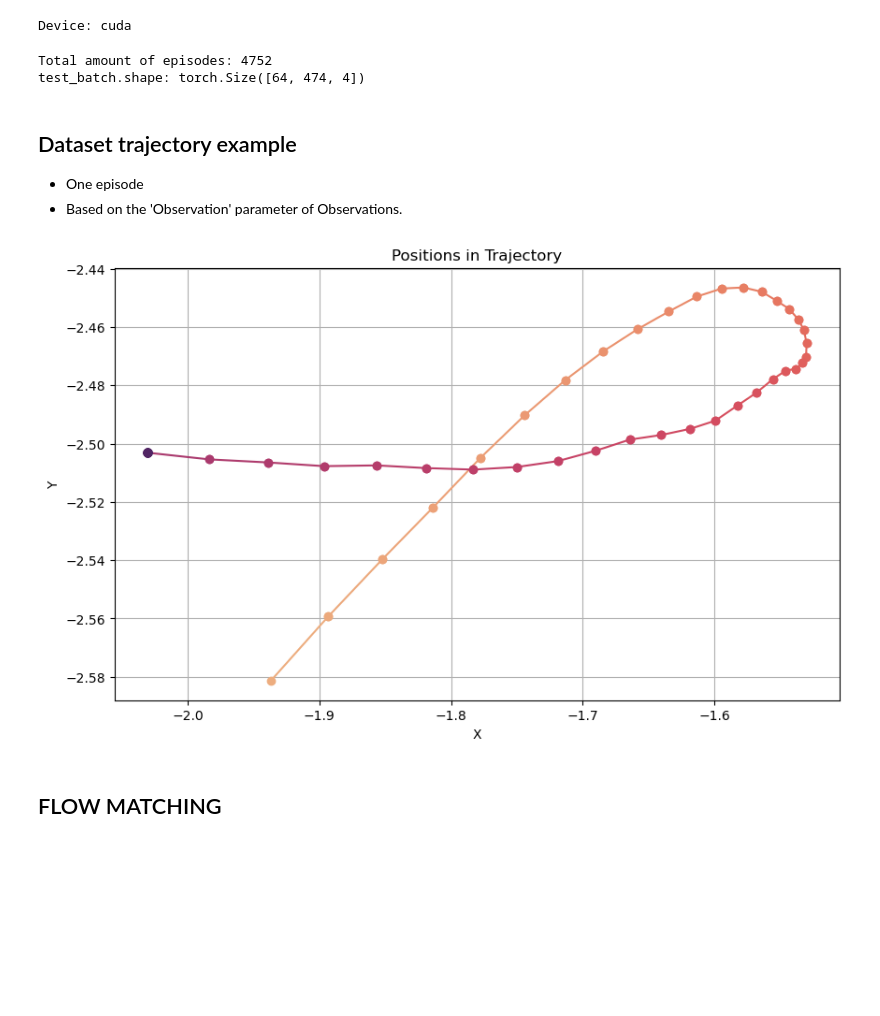
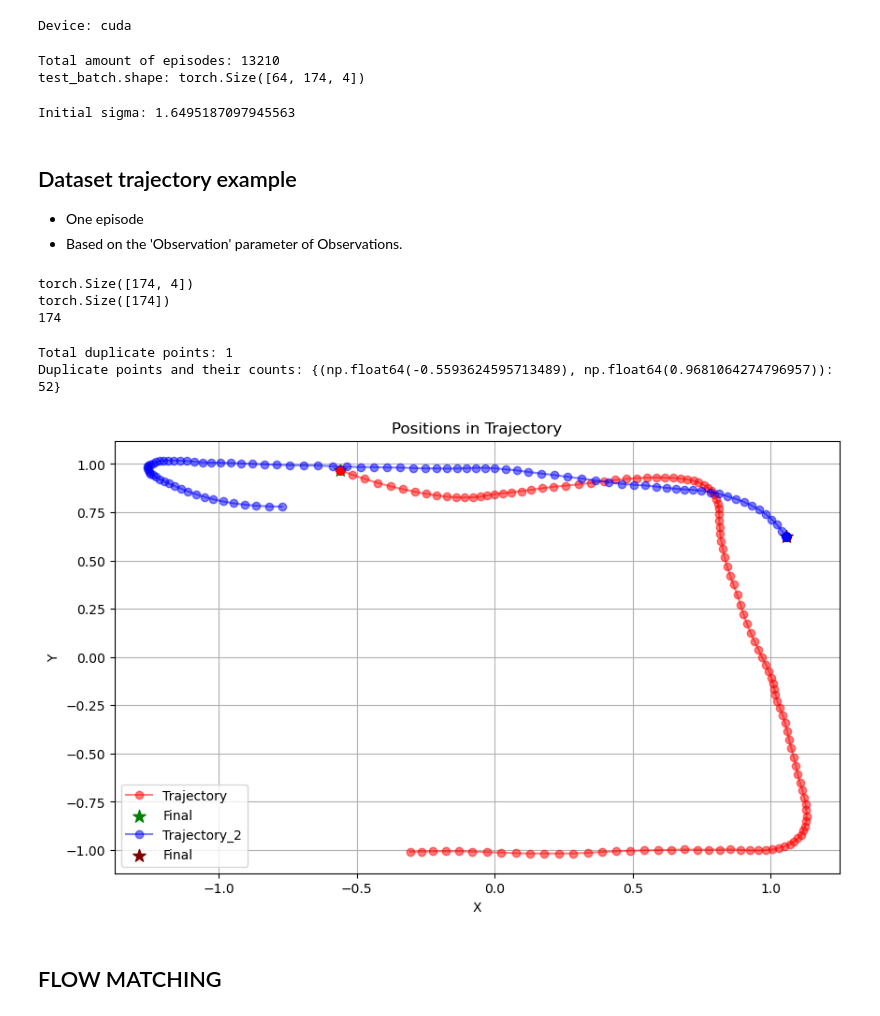
Before and after one commit to MortenHS/FlowMatching, a Jupyter notebook: cfm.ipynb, the cells around one changed output. Saved outputs shown, nothing was run; the diff lists cells and outputs as text; code cells hidden in the pictures; blank space fills up the shorter version.

```diff
--- a/cfm.ipynb
+++ b/cfm.ipynb
@@ -30,9 +30,11 @@ print(f"Device: {device}")
 Device: cuda
 # %%
 def collate_fn(batch):
+    '''
+    Pads the trajectories such that they all have the same length as the longest one (e.g. 178)
+    '''
     observations = [torch.as_tensor(x.observations['observation']) for x in batch]
     lengths = torch.tensor([obs.shape[0] for obs in observations])  # Tensor of original lengths
-
     # Pad with zeros first
     padded_obs = torch.nn.utils.rnn.pad_sequence(observations, batch_first=True)
 
@@ -44,36 +46,75 @@ def collate_fn(batch):
         "observations": padded_obs
     }
 # %%
-dataset = minari.load_dataset('D4RL/pointmaze/medium-v2')
+dataset = minari.load_dataset('D4RL/pointmaze/umaze-v2')
 print(f"Total amount of episodes: {dataset.total_episodes}")
 batch_size = 64
 
 dataLoader = DataLoader(dataset, batch_size=batch_size, shuffle=True, collate_fn=collate_fn, drop_last=True)
+# print(len(dataLoader)) # Total episodes / batch_size
 for batch in dataLoader:
     test_batch = batch['observations']
     print(f"test_batch.shape: {test_batch.shape}")
     break
 # %% [output]
-Total amount of episodes: 4752
-test_batch.shape: torch.Size([64, 474, 4])
+Total amount of episodes: 13210
+test_batch.shape: torch.Size([64, 174, 4])
+# %%
+x_start = test_batch[:, 0, :]   # Initial points
+x_end = test_batch[:, -1, :]    # Final points
+
+# Compute standard deviation of displacement
+sigma_init = 0.5 * torch.std(x_end - x_start).item()  # Scale by 0.5 as a heuristic
+
+print("Initial sigma:", sigma_init)
+# %% [output]
+Initial sigma: 1.6495187097945563
 # %% [markdown]
 ## Dataset trajectory example
 * One episode
 * Based on the 'Observation' parameter of Observations.
-# %%
-colors = sns.color_palette("flare", len(test_batch))
-
-plt.figure(figsize=(10, 6))
-for i in range(len(test_batch) - 1): # Traj plot
-    plt.plot(test_batch[0, i:i+2, 0].cpu().numpy(), test_batch[0, i:i+2, 1].cpu().numpy(), color=colors[i], marker='o')
-plt.title('Positions in Trajectory')
-plt.xlabel('X')
-plt.ylabel('Y')
-plt.grid()
-
-plt.show()
-# %% [output]
-[figure, removed]
+# %%
+print(test_batch[0].shape)
+print(test_batch[0, :, 0].shape)
+print(len(test_batch[1]))
+# %% [output]
+torch.Size([174, 4])
+torch.Size([174])
+174
+# %%
+from collections import Counter
+idx = 0
+trajectory = test_batch[idx].cpu().numpy()
+trajectory_2 = test_batch[idx+1].cpu().numpy()
+traj_tuples = [tuple(point[:2]) for point in trajectory]  # Only (x, y) positions
+
+# Count occurrences
+counts = Counter(traj_tuples)
+
+# Filter duplicates (points appearing more than once)
+duplicates = {point: count for point, count in counts.items() if count > 1}
+
+print(f"Total duplicate points: {len(duplicates)}")
+print("Duplicate points and their counts:", duplicates)
+
+plt.figure(figsize=(10, 6))
+
+plt.plot(trajectory[:, 0], trajectory[:, 1], marker='o', color='red', alpha=0.5, label="Trajectory")
+plt.scatter(trajectory[-1, 0], trajectory[-1, 1], marker='v', color='green',s=100, alpha=1, label="Final")
+
+plt.plot(trajectory_2[:, 0], trajectory_2[:, 1], marker='o', color='blue', alpha=0.5, label="Trajectory_2")
+plt.scatter(trajectory_2[-1, 0], trajectory_2[-1, 1], marker='v', color='maroon',s=100, alpha=1, label="Final")
+
+plt.title('Positions in Trajectory')
+plt.xlabel('X')
+plt.ylabel('Y')
+plt.grid()
+plt.legend()
+plt.show()
+# %% [output]
+Total duplicate points: 1
+Duplicate points and their counts: {(np.float64(-0.5593624595713489), np.float64(0.9681064274796957)): 52}
+[figure, added]
 # %% [markdown]
 ## FLOW MATCHING
 # %%
```
Also changed, not shown: parts of 14 cells of this notebook, 6 other files.
